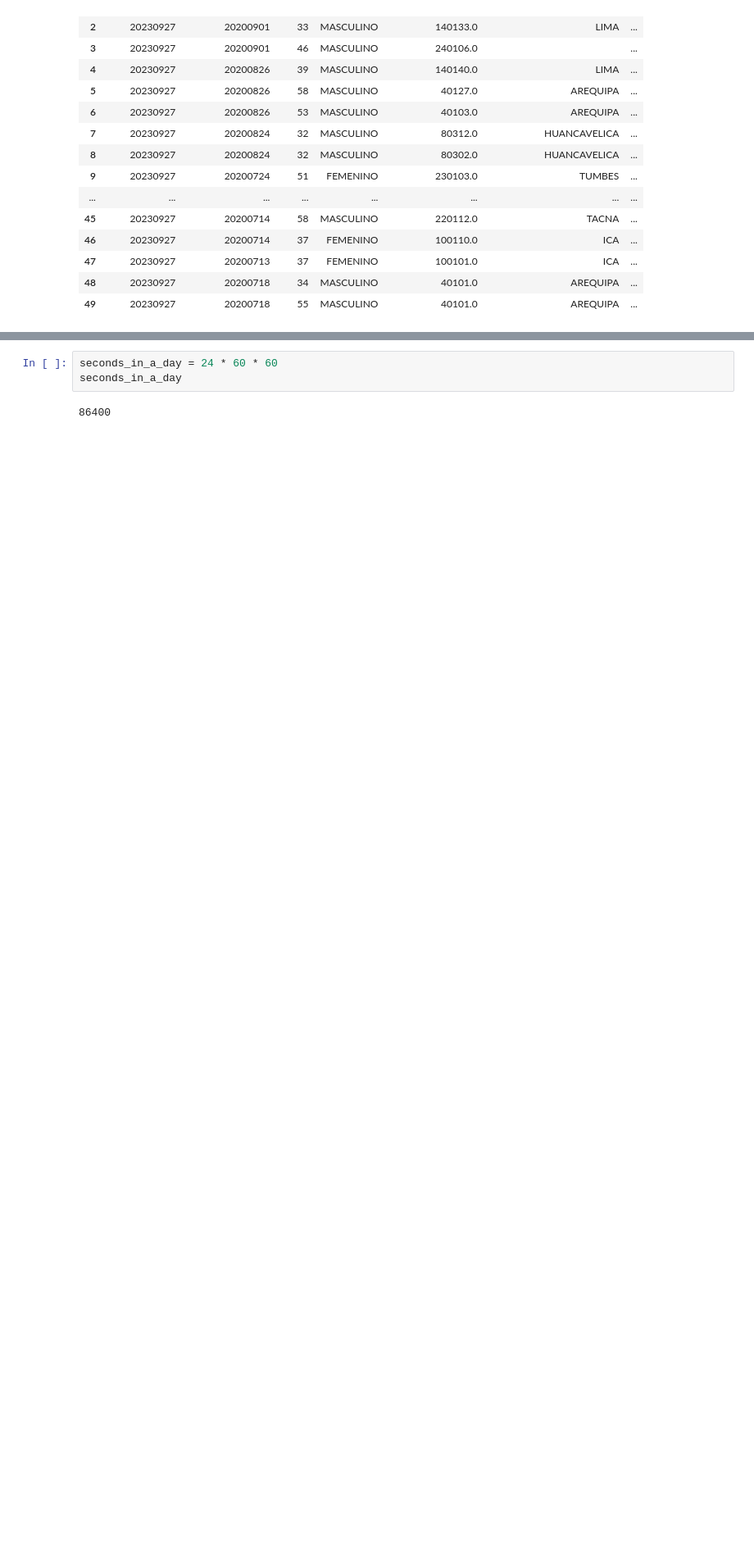
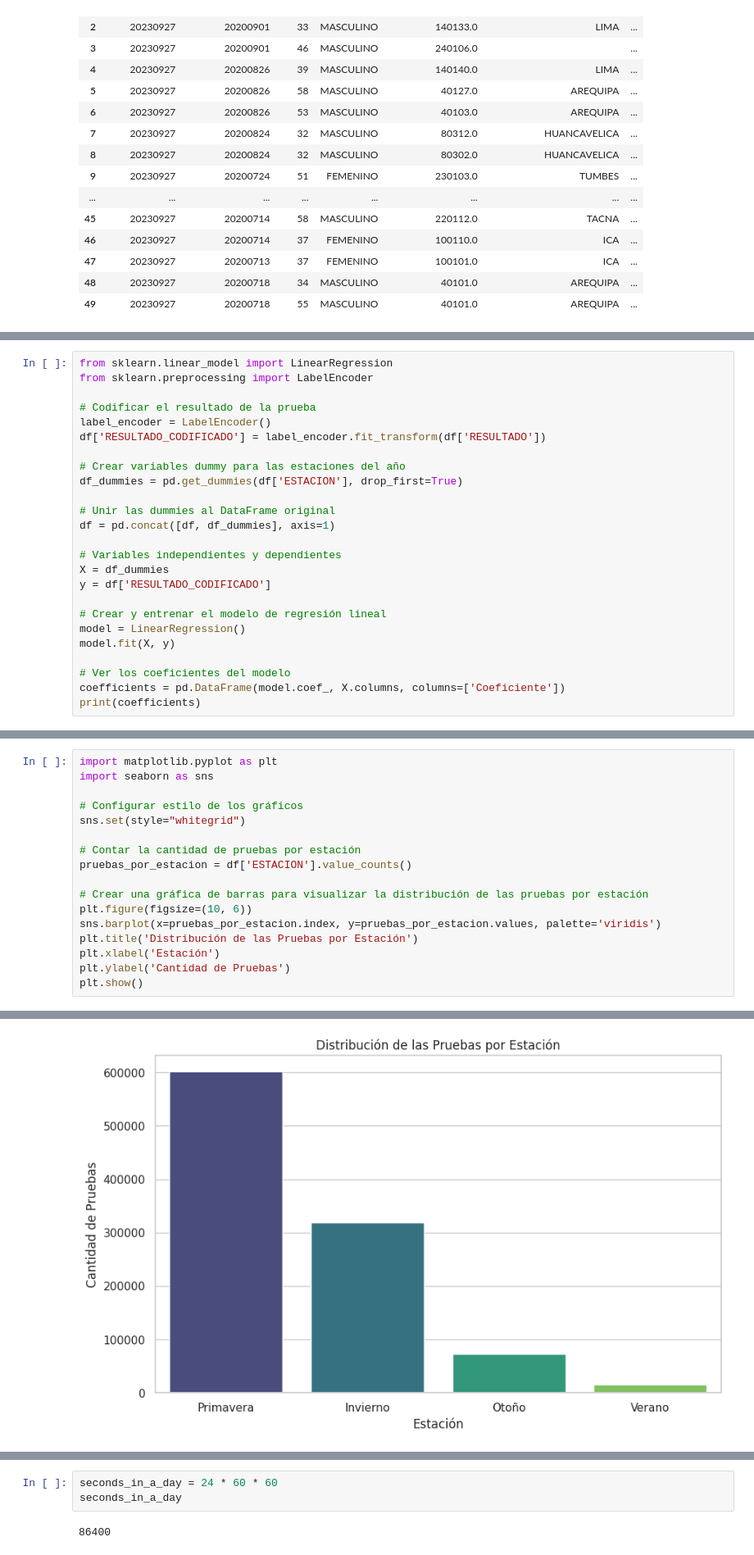
Before and after one commit to vincha4evr/SistInteligentes, a Jupyter notebook: SistInteligentes.ipynb, the cells around one changed output, grey strips where cells are left out. Shown: that part at 82% size. Drawn from its saved outputs; the diff is of its cells as text; blank space fills up the shorter version.

```diff
--- a/SistInteligentes.ipynb
+++ b/SistInteligentes.ipynb
@@ -189,0 +419,25 @@ Por ejemplo, a continuación se muestra una <strong>celda de código</strong> co
+# %%
+from sklearn.linear_model import LinearRegression
+from sklearn.preprocessing import LabelEncoder
+
+# Codificar el resultado de la prueba
+label_encoder = LabelEncoder()
+df['RESULTADO_CODIFICADO'] = label_encoder.fit_transform(df['RESULTADO'])
+
+# Crear variables dummy para las estaciones del año
+df_dummies = pd.get_dummies(df['ESTACION'], drop_first=True)
+
+# Unir las dummies al DataFrame original
+df = pd.concat([df, df_dummies], axis=1)
+
+# Variables independientes y dependientes
+X = df_dummies
+y = df['RESULTADO_CODIFICADO']
+
+# Crear y entrenar el modelo de regresión lineal
+model = LinearRegression()
+model.fit(X, y)
+
+# Ver los coeficientes del modelo
+coefficients = pd.DataFrame(model.coef_, X.columns, columns=['Coeficiente'])
+print(coefficients)
@@ -189,0 +465,18 @@ Por ejemplo, a continuación se muestra una <strong>celda de código</strong> co
+# %%
+import matplotlib.pyplot as plt
+import seaborn as sns
+
+# Configurar estilo de los gráficos
+sns.set(style="whitegrid")
+
+# Contar la cantidad de pruebas por estación
+pruebas_por_estacion = df['ESTACION'].value_counts()
+
+# Crear una gráfica de barras para visualizar la distribución de las pruebas por estación
+plt.figure(figsize=(10, 6))
+sns.barplot(x=pruebas_por_estacion.index, y=pruebas_por_estacion.values, palette='viridis')
+plt.title('Distribución de las Pruebas por Estación')
+plt.xlabel('Estación')
+plt.ylabel('Cantidad de Pruebas')
+plt.show()
+# %% [output]
@@ -189,0 +486 @@ Por ejemplo, a continuación se muestra una <strong>celda de código</strong> co
+[figure, added]
```
Also changed, not shown: parts of 13 cells of this notebook.
